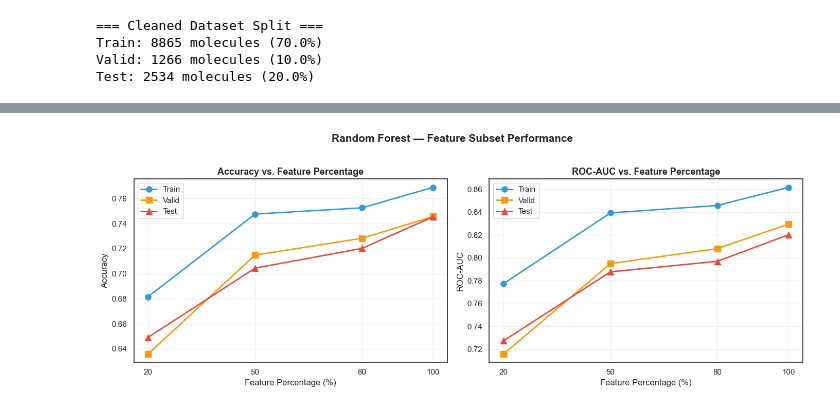
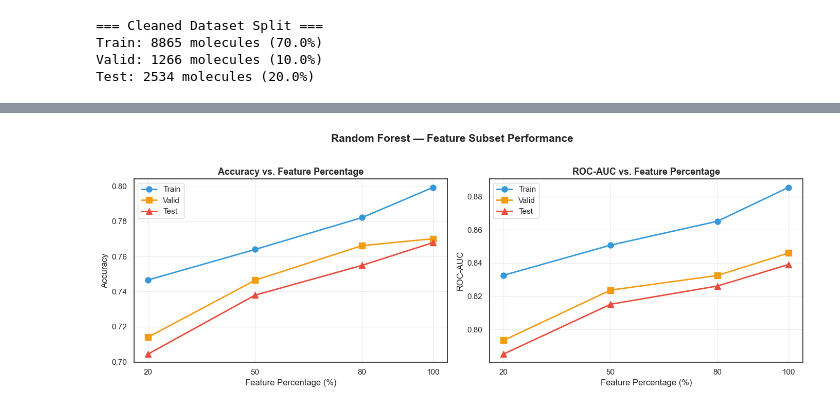
Before and after one commit to ManuCa93/drug_desing_final, a Jupyter notebook: notebook.ipynb, the cells around one changed output, grey strips where cells are left out. Saved outputs shown, nothing was run; the diff lists cells and outputs as text; code cells hidden in the pictures.

Commit message:
fix: resolve feature selection bugs, upgrade to 17D descriptors, and correct outdated analysis markdowns

```diff
--- a/notebook.ipynb
+++ b/notebook.ipynb
@@ -642,59 +752,69 @@ if non_inhibitor_mols:
 # %%
 # =============================================================================
-# Random Forest: Feature Subset Performance Analysis (REGOLARIZZATO)
+# Random Forest: feature subset experiment
 # =============================================================================
 
-# Feature percentages to test
+# Use supervised feature selection instead of raw variance ranking.
+# Raw variance is scale-driven and would over-reward descriptors with larger numeric ranges.
+# We impute missing values first, then apply ANOVA F-test on the training split only.
 feature_percentages = [20, 50, 80, 100]
 results_summary = []
+
+selector_imputer = SimpleImputer(strategy='median')
+X_train_sel_base = pd.DataFrame(
+    selector_imputer.fit_transform(X_train),
+    columns=X_train.columns,
+    index=X_train.index,
+ )
+X_valid_sel_base = pd.DataFrame(
+    selector_imputer.transform(X_valid),
+    columns=X_valid.columns,
+    index=X_valid.index,
+ )
+X_test_sel_base = pd.DataFrame(
+    selector_imputer.transform(X_test),
+    columns=X_test.columns,
+    index=X_test.index,
+ )
 
 print("="*70)
 print("Random Forest — Feature Subset Performance Analysis")
 print("="*70)
 
 for pct in feature_percentages:
-    # Select top N features by variance
-    n_features = max(1, int(len(X_train.columns) * pct / 100))
-    selected_features = X_train.columns[X_train.var().argsort()[-n_features:]].tolist()
+    # Select the top-scoring features according to ANOVA F-test
+    n_features = max(1, int(len(X_train_sel_base.columns) * pct / 100))
+    selector = SelectKBest(score_func=f_classif, k=n_features)
+    selector.fit(X_train_sel_base, y_train)
+    selected_features = X_train_sel_base.columns[selector.get_support()].tolist()
 
-    # Subset the data
-    X_train_subset = X_train[selected_features]
-    X_valid_subset = X_valid[selected_features]
-    X_test_subset = X_test[selected_features]
+    X_train_subset = X_train_sel_base[selected_features]
+    X_valid_subset = X_valid_sel_base[selected_features]
+    X_test_subset = X_test_sel_base[selected_features]
 
-    # Train model
-    print(f"\n[{pct}% features] Training with {n_features}/{len(X_train.columns)} features...")
+    print(f"\n[{pct}% features] Training with {n_features}/{len(X_train_sel_base.columns)} features...")
 
-    # -------------------------------------------------------------------------
-    # MODIFICA CHIAVE PER L'OVERFITTING:
-    # 1. max_depth: Impedisce all'albero di diventare troppo profondo.
-    # 2. min_samples_split: Richiede almeno N campioni per splittare un nodo.
-    # 3. min_samples_leaf: Forza le foglie finali ad avere almeno N campioni.
-    # 4. class_weight: Aiuta in caso di classi sbilanciate (comune nei dati ADMET).
-    # -------------------------------------------------------------------------
+    # Conservative hyperparameters reduce overfitting on small feature sets
     rf_model_subset = RandomForestClassifier(
-        n_estimators=200,          # Più alberi rendono il modello più robusto
-        max_depth=8,               # Limita la profondità massima (prova valori tra 5 e 12)
-        min_samples_split=15,      # Almeno 15 campioni per dividere un nodo interno
-        min_samples_leaf=5,        # Almeno 5 campioni in ogni foglia finale
-        class_weight="balanced",   # Bilancia il peso delle classi
+        n_estimators=200,
+        max_depth=8,
+        min_samples_split=15,
+        min_samples_leaf=5,
+        class_weight="balanced",
         random_state=42,
         n_jobs=-1
     )
 
     rf_model_subset.fit(X_train_subset, y_train)
 
-    # Predictions on all sets
     y_pred_train = rf_model_subset.predict(X_train_subset)
     y_pred_valid = rf_model_subset.predict(X_valid_subset)
     y_pred_test = rf_model_subset.predict(X_test_subset)
 
-    # Calculate metrics
     acc_train = accuracy_score(y_train, y_pred_train)
     acc_valid = accuracy_score(y_valid, y_pred_valid)
     acc_test = accuracy_score(y_test, y_pred_test)
 
-    # ROC-AUC scores
     y_prob_train = rf_model_subset.predict_proba(X_train_subset)[:, 1]
     y_prob_valid = rf_model_subset.predict_proba(X_valid_subset)[:, 1]
     y_prob_test = rf_model_subset.predict_proba(X_test_subset)[:, 1]
@@ -717,7 +837,6 @@ for pct in feature_percentages:
     print(f"  Train Acc: {acc_train:.4f} | Valid Acc: {acc_valid:.4f} | Test Acc: {acc_test:.4f}")
     print(f"  Train AUC: {auc_train:.4f} | Valid AUC: {auc_valid:.4f} | Test AUC: {auc_test:.4f}")
 
-    # Store for 100% case for final confusion matrices
     if pct == 100:
         rf_model = rf_model_subset
         cm_train = confusion_matrix(y_train, y_pred_train)
@@ -727,23 +846,15 @@ for pct in feature_percentages:
         acc_valid_100 = acc_valid
         acc_test_100 = acc_test
 
-# =============================================================================
-# Results Summary Table
-# =============================================================================
-
+# Results table and plots
 results_df_subset = pd.DataFrame(results_summary)
 print("\n" + "="*70)
 print("SUMMARY TABLE")
 print("="*70)
 print(results_df_subset.to_string(index=False))
 
-# =============================================================================
-# Visualization: Performance across feature percentages
-# =============================================================================
-
 fig, axes = plt.subplots(1, 2, figsize=(14, 5))
 
-# Accuracy comparison
 axes[0].plot(results_df_subset['Features %'], results_df_subset['Train Acc'],
              marker='o', linewidth=2, markersize=8, label='Train', color='#3498db')
 axes[0].plot(results_df_subset['Features %'], results_df_subset['Valid Acc'],
@@ -757,7 +868,6 @@ axes[0].legend(fontsize=11)
 axes[0].grid(alpha=0.3)
 axes[0].set_xticks(feature_percentages)
 
-# ROC-AUC comparison
 axes[1].plot(results_df_subset['Features %'], results_df_subset['Train AUC'],
              marker='o', linewidth=2, markersize=8, label='Train', color='#3498db')
 axes[1].plot(results_df_subset['Features %'], results_df_subset['Valid AUC'],
@@ -775,13 +885,8 @@ fig.suptitle('Random Forest — Feature Subset Performance', fontsize=15, fontwe
 plt.tight_layout()
 plt.show()
 
-# =============================================================================
-# Confusion Matrices for 100% features
-# =============================================================================
-
 fig, axes = plt.subplots(1, 3, figsize=(16, 4))
 
-# Train
 sns.heatmap(cm_train, annot=True, fmt='d', cmap='Blues', ax=axes[0],
             cbar=False, square=True, linewidths=2, annot_kws={"size": 14})
 axes[0].set_title(f'Train Set\nAccuracy: {acc_train_100:.4f}', fontsize=13, fontweight='bold', pad=10)
@@ -790,7 +895,6 @@ axes[0].set_ylabel('Actual Class', fontsize=11)
 axes[0].set_xticklabels(['Non-Inhibitor (0)', 'Inhibitor (1)'], fontsize=10)
 axes[0].set_yticklabels(['Non-Inhibitor (0)', 'Inhibitor (1)'], fontsize=10, rotation=0)
 
-# Valid
 sns.heatmap(cm_valid, annot=True, fmt='d', cmap='Greens', ax=axes[1],
             cbar=False, square=True, linewidths=2, annot_kws={"size": 14})
 axes[1].set_title(f'Validation Set\nAccuracy: {acc_valid_100:.4f}', fontsize=13, fontweight='bold', pad=10)
@@ -799,7 +903,6 @@ axes[1].set_ylabel('Actual Class', fontsize=11)
 axes[1].set_xticklabels(['Non-Inhibitor (0)', 'Inhibitor (1)'], fontsize=10)
 axes[1].set_yticklabels(['Non-Inhibitor (0)', 'Inhibitor (1)'], fontsize=10, rotation=0)
 
-# Test
 sns.heatmap(cm_test, annot=True, fmt='d', cmap='Oranges', ax=axes[2],
             cbar=False, square=True, linewidths=2, annot_kws={"size": 14})
 axes[2].set_title(f'Test Set\nAccuracy: {acc_test_100:.4f}', fontsize=13, fontweight='bold', pad=10)
@@ -838 +941 @@ Random Forest — Feature Subset Performance Analysis
-[figure, old version]
+[figure, new version]
```
Also changed, not shown: parts of 54 cells of this notebook, 1 other file.
